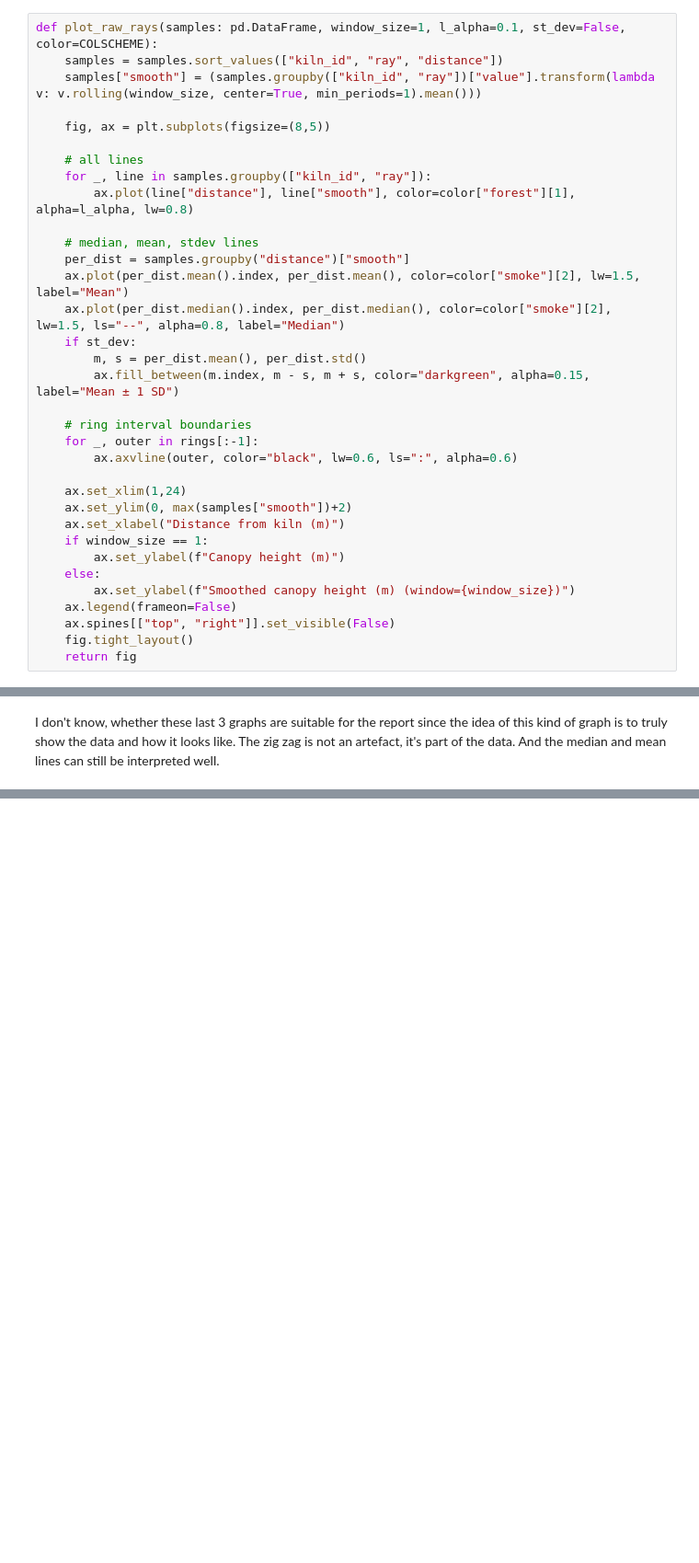
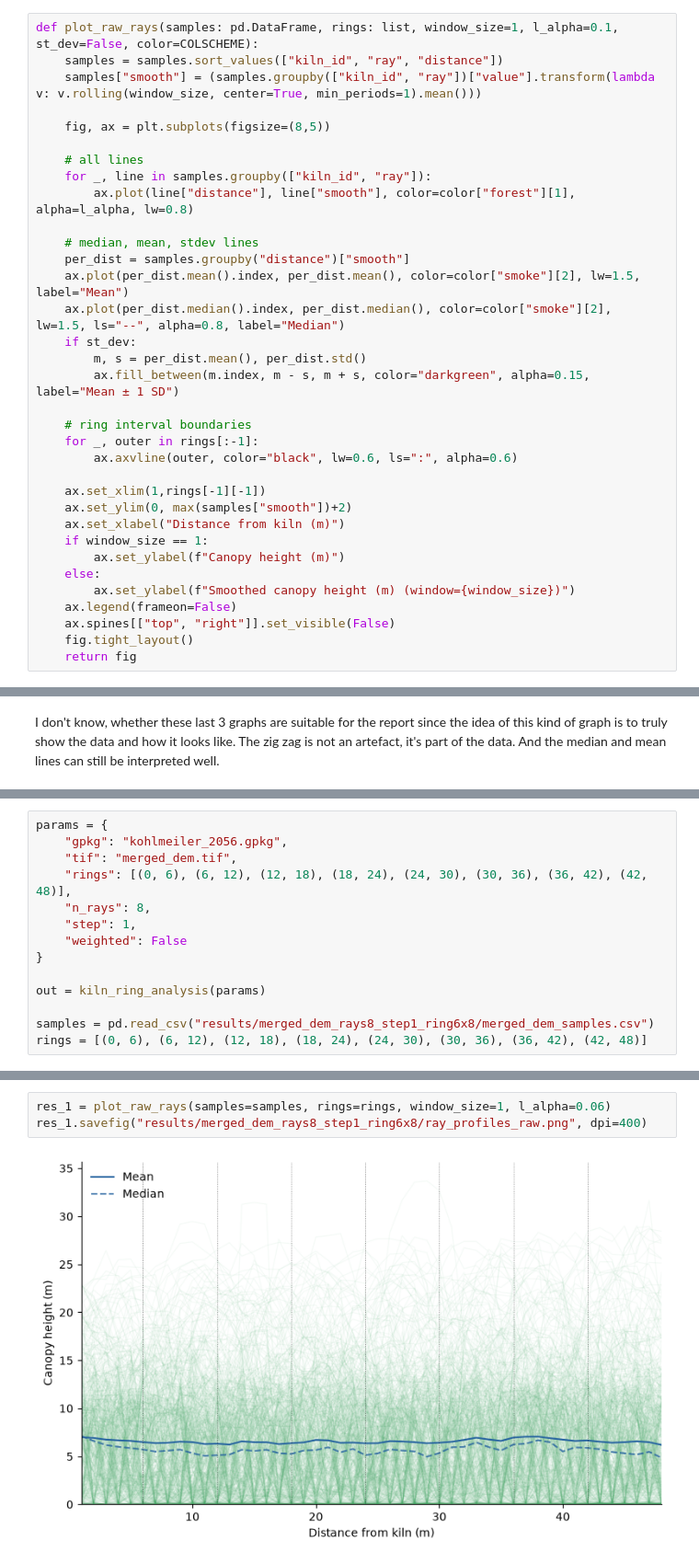
Before and after one commit to fabianott/GEO-715-Project, a Jupyter notebook: new testfolder/experimentation.ipynb, the cells around one changed output, grey strips where cells are left out. Shown at 92% size. Saved outputs shown, nothing was run; the diff lists cells and outputs as text; blank space fills up the shorter version.

```diff
--- a/new testfolder/experimentation.ipynb
+++ b/new testfolder/experimentation.ipynb
@@ -67,7 +65,7 @@ Saved: results/merged_dem_rays16_step1_ring6x4/merged_dem_rings.csv  (one row pe
 ### Plot function
 Here, we define a function for plotting the raw outpur of the analysis. It plots each ray of each kiln. The function includes the possibility to smooth the output of each ray with a moving window. This is done to reduce the impact that noise has on the visualisation, hiding the trends we are looking for.
 # %%
-def plot_raw_rays(samples: pd.DataFrame, window_size=1, l_alpha=0.1, st_dev=False, color=COLSCHEME):
+def plot_raw_rays(samples: pd.DataFrame, rings: list, window_size=1, l_alpha=0.1, st_dev=False, color=COLSCHEME):
     samples = samples.sort_values(["kiln_id", "ray", "distance"])
     samples["smooth"] = (samples.groupby(["kiln_id", "ray"])["value"].transform(lambda v: v.rolling(window_size, center=True, min_periods=1).mean()))
 
@@ -89,7 +87,7 @@ def plot_raw_rays(samples: pd.DataFrame, window_size=1, l_alpha=0.1, st_dev=Fals
     for _, outer in rings[:-1]:
         ax.axvline(outer, color="black", lw=0.6, ls=":", alpha=0.6)
 
-    ax.set_xlim(1,24)
+    ax.set_xlim(1,rings[-1][-1])
     ax.set_ylim(0, max(samples["smooth"])+2)
     ax.set_xlabel("Distance from kiln (m)")
     if window_size == 1:
@@ -126,0 +127,14 @@ I don't know, whether these last 3 graphs are suitable for the report since the
+# %%
+params = {
+    "gpkg": "kohlmeiler_2056.gpkg",
+    "tif": "merged_dem.tif",
+    "rings": [(0, 6), (6, 12), (12, 18), (18, 24), (24, 30), (30, 36), (36, 42), (42, 48)],
+    "n_rays": 8,
+    "step": 1,
+    "weighted": False
+}
+
+out = kiln_ring_analysis(params)
+
+samples = pd.read_csv("results/merged_dem_rays8_step1_ring6x8/merged_dem_samples.csv")
+rings = [(0, 6), (6, 12), (12, 18), (18, 24), (24, 30), (30, 36), (36, 42), (42, 48)]
@@ -126,0 +159,5 @@ I don't know, whether these last 3 graphs are suitable for the report since the
+# %%
+res_1 = plot_raw_rays(samples=samples, rings=rings, window_size=1, l_alpha=0.06)
+res_1.savefig("results/merged_dem_rays8_step1_ring6x8/ray_profiles_raw.png", dpi=400)
+# %% [output]
+[figure, added]
```
Also changed, not shown: parts of 8 cells of this notebook, 31 other files.
